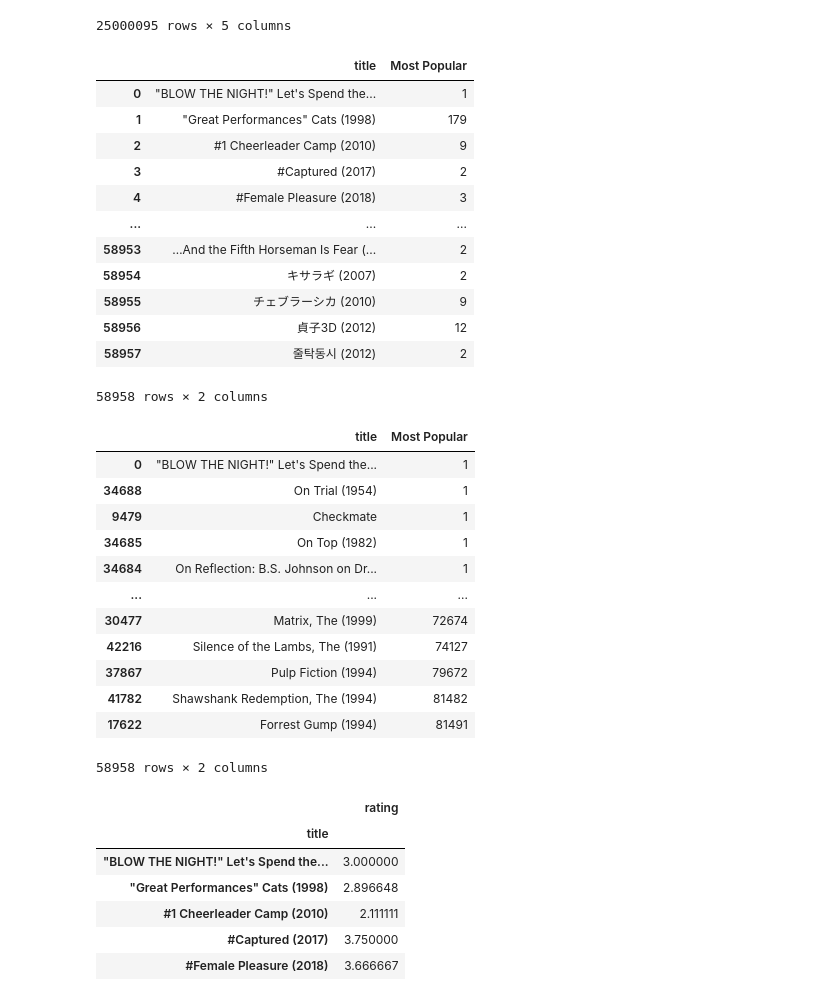
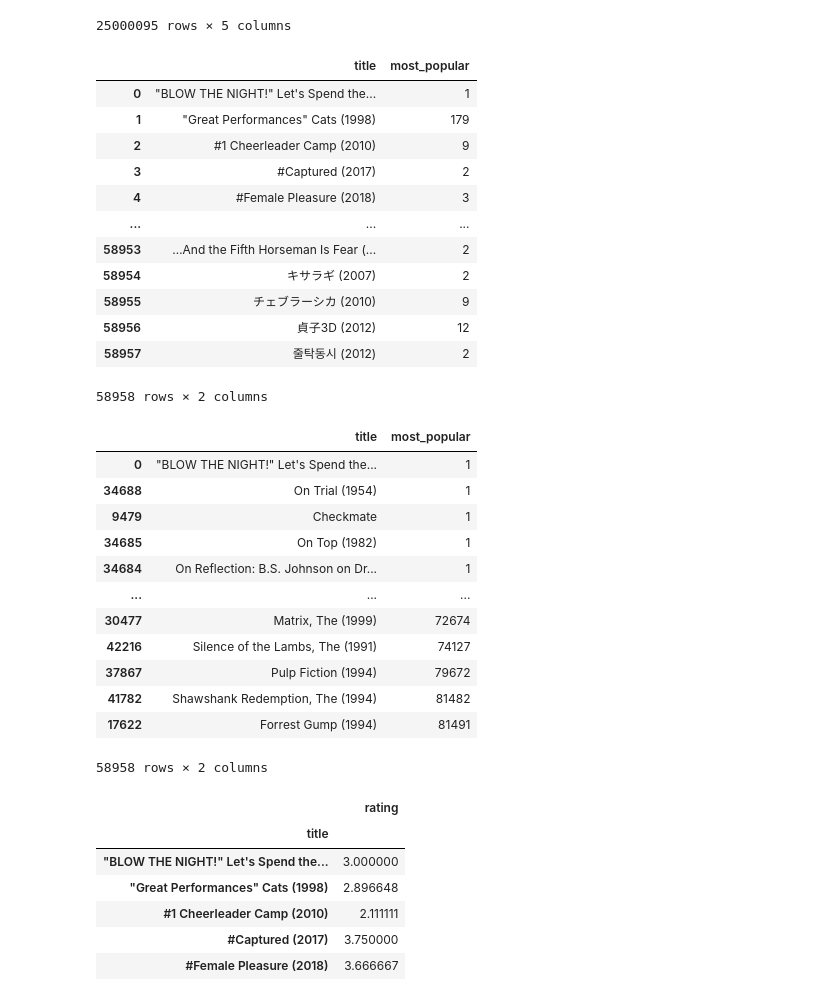
Before and after one commit to EN10/RecommendationAI, a Jupyter notebook: Movie_Step_by_Step.ipynb, the cells around one changed output. Cells and saved outputs as stored; diff of their text form; code cells hidden in the pictures.

```diff
--- a/Movie_Step_by_Step.ipynb
+++ b/Movie_Step_by_Step.ipynb
@@ -78,10 +78,10 @@ movies_ratings
 | 25000094 | 162386 | 200728 | 4.0 | 1554651472 | Il pesce innamorato (1999) |
 25000095 rows × 5 columns
 # %%
-popularity = movies_ratings.groupby('title').size().reset_index(name='Most Popular')
+popularity = movies_ratings.groupby('title').size().reset_index(name='most_popular')
 popularity
 # %% [output]
-|  | title | Most Popular |
+|  | title | most_popular |
 | 0 | "BLOW THE NIGHT!" Let's Spend the... | 1 |
 | 1 | "Great Performances" Cats (1998) | 179 |
 | 2 | #1 Cheerleader Camp (2010) | 9 |
@@ -95,10 +95,10 @@ popularity
 | 58957 | 줄탁동시 (2012) | 2 |
 58958 rows × 2 columns
 # %%
-popularity = popularity.sort_values(by=['Most Popular'])
+popularity = popularity.sort_values(by=['most_popular'])
 popularity
 # %% [output]
-|  | title | Most Popular |
+|  | title | most_popular |
 | 0 | "BLOW THE NIGHT!" Let's Spend the... | 1 |
 | 34688 | On Trial (1954) | 1 |
 | 9479 | Checkmate | 1 |
```
Also changed, not shown: parts of 6 cells of this notebook.
